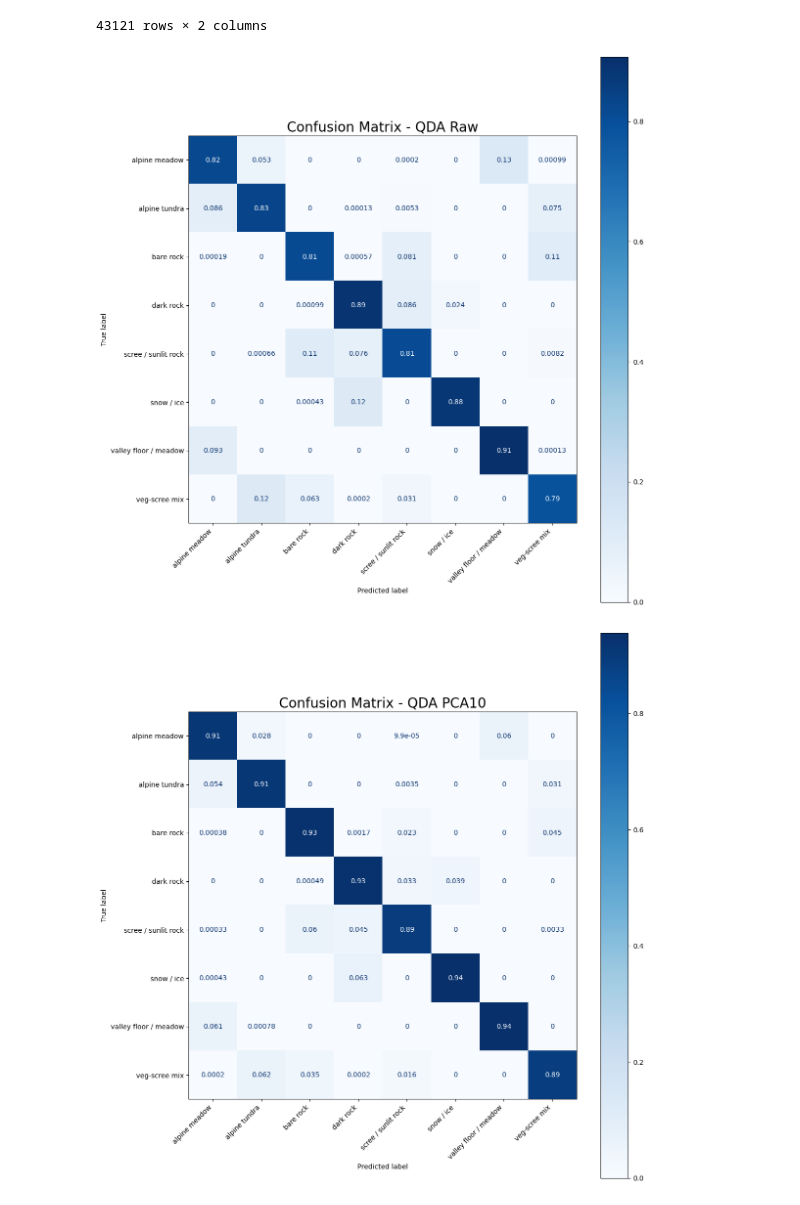
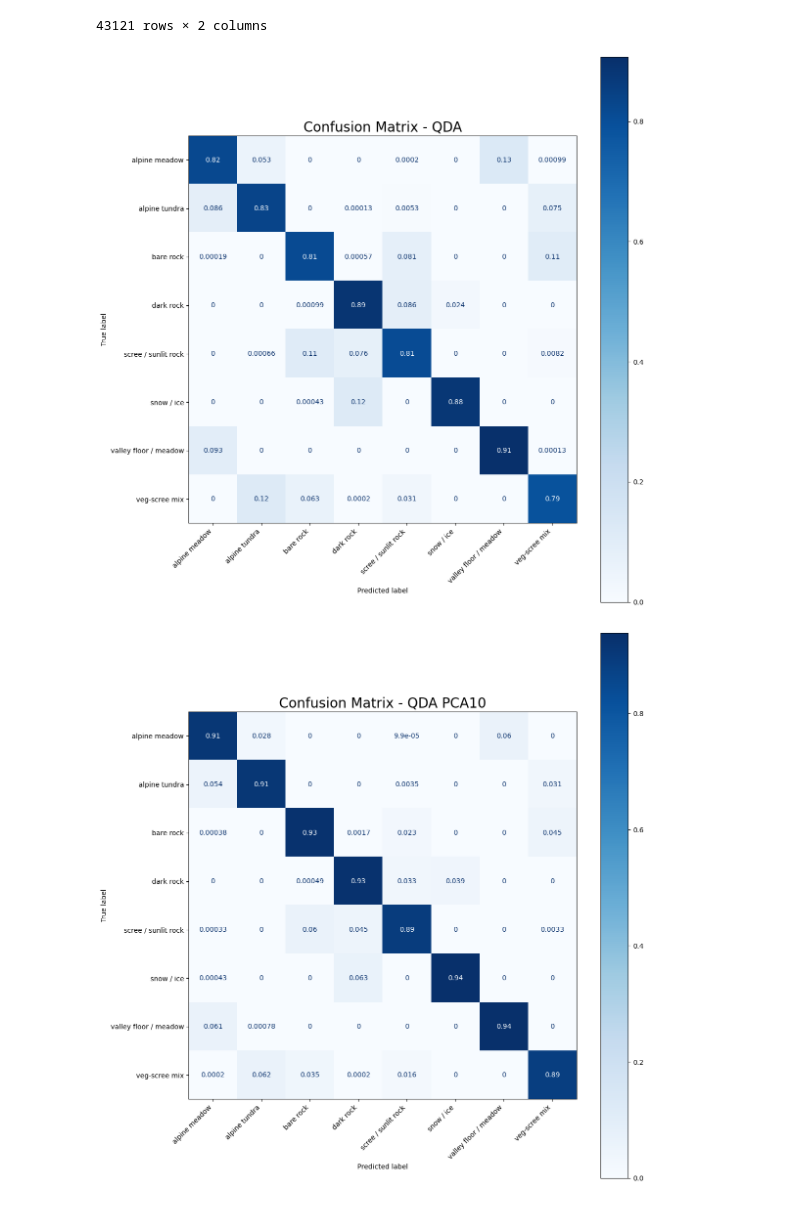
Before and after one commit to Mihneapiuaru/ml_project, a Jupyter notebook: task1.ipynb, the cells around one changed output. Cells and saved outputs as stored; diff of their text form; code cells hidden in the pictures.

```diff
--- a/task1.ipynb
+++ b/task1.ipynb
@@ -851,9 +851,9 @@ qda_predictions
 43121 rows × 2 columns
 # %%
 # QDA Raw confusion matrix
-plot_confusion_matrix(y_test, qda_predictions["QDA"], classes, "true", "QDA Raw")
+plot_confusion_matrix(y_test, qda_predictions["QDA"], classes, "true", "QDA")
 # %% [output]
-[figure, old version]
+[figure, new version]
 # %%
 # QDA PCA10 confusion matrix
 plot_confusion_matrix(y_test, qda_predictions["QDA_PCA10"], classes, "true", "QDA PCA10")
```
Also changed, not shown: parts of 1 cell of this notebook, 13 other files.
